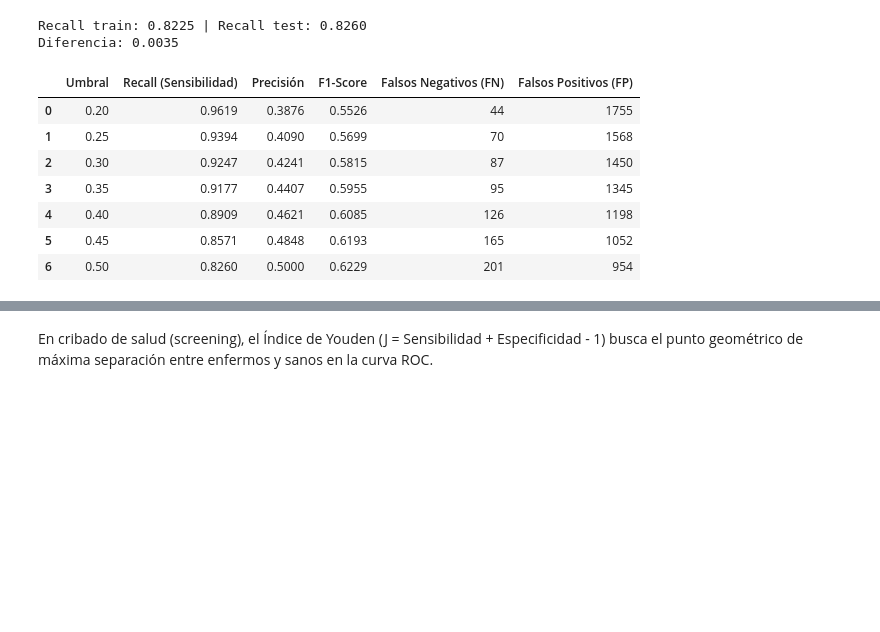
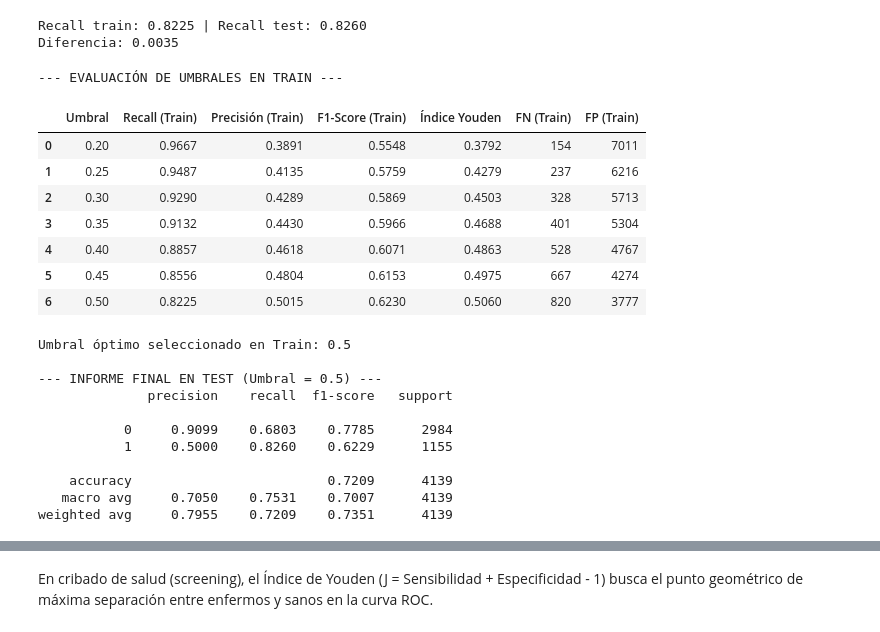
Before and after one commit to aldyvergara22-create/Hypertension-Diabetes-ML-detection, a Jupyter notebook: notebooks/05_Evaluación_Modelos_Hipertensión.ipynb, the cells around one changed output, grey strips where cells are left out. Drawn from its saved outputs; the diff is of its cells as text; code cells hidden in the pictures; blank space fills up the shorter version.

```diff
--- a/notebooks/05_Evaluación_Modelos_Hipertensión.ipynb
+++ b/notebooks/05_Evaluación_Modelos_Hipertensión.ipynb
@@ -698,7 +738,7 @@ y_pred_opt_gridsearch = brf_opt_gridsearch.predict(X_test_hta)
 y_proba_opt_gridsearch = brf_opt_gridsearch.predict_proba(X_test_hta)[:, 1]
 
 # 5. Barrido de Umbrales
-umbrales = [0.20, 0.25, 0.30, 0.35, 0.40, 0.45, 0.50, 0.60]
+umbrales = [0.20, 0.25, 0.30, 0.35, 0.40, 0.45, 0.50, 0.55, 0.60]
 resultados = []
 
 for u in umbrales:
@@ -1423,37 +1464,67 @@ Diferencia: 0.0035
 # %%
 import pandas as pd
 from sklearn.metrics import classification_report, confusion_matrix
 
-y_proba_opt = xgb_hta_opt.predict_proba(X_test_hta)[:, 1]
+y_proba_train_opt = xgb_hta_opt.predict_proba(X_train_hta)[:, 1]
 umbrales = [0.20, 0.25, 0.30, 0.35, 0.40, 0.45, 0.50]
-evaluacion_umbrales = []
+evaluacion_umbrales_train = []
 
 for u in umbrales:
-    y_pred_u = (y_proba_opt >= u).astype(int)
+    y_pred_train_u = (y_proba_train_opt >= u).astype(int)
 
     # Extraer directamente la matriz de confusión
-    tn, fp, fn, tp = confusion_matrix(y_test_hta, y_pred_u).ravel()
-    report = classification_report(y_test_hta, y_pred_u, output_dict=True)
+    tn, fp, fn, tp = confusion_matrix(y_train_hta, y_pred_train_u).ravel()
+    report = classification_report(y_train_hta, y_pred_train_u, output_dict=True)
 
-    evaluacion_umbrales.append(
+   # Índice de Youden = Sensibilidad + Especificidad - 1 = TPR - FPR
+    tpr = report["1"]["recall"]
+    fpr = fp / (fp + tn) if (fp + tn) > 0 else 0
+    youden = tpr - fpr
+
+    evaluacion_umbrales_train.append(
         {
             "Umbral": u,
-            "Recall (Sensibilidad)": round(report["1"]["recall"], 4),
-            "Precisión": round(report["1"]["precision"], 4),
-            "F1-Score": round(report["1"]["f1-score"], 4),
-            "Falsos Negativos (FN)": int(fn),
-            "Falsos Positivos (FP)": int(fp),
+            "Recall (Train)": round(report["1"]["recall"], 4),
+            "Precisión (Train)": round(report["1"]["precision"], 4),
+            "F1-Score (Train)": round(report["1"]["f1-score"], 4),
+            "Índice Youden": round(youden, 4),
+            "FN (Train)": int(fn),
+            "FP (Train)": int(fp),
         }
     )
 
-df_umbrales_corregido = pd.DataFrame(evaluacion_umbrales)
-display(df_umbrales_corregido)
+df_umbrales_train = pd.DataFrame(evaluacion_umbrales_train)
+print("--- EVALUACIÓN DE UMBRALES EN TRAIN ---")
+display(df_umbrales_train)
+
+# 3. Seleccionar automáticamente el umbral que maximiza Youden en TRAIN
+umbral_optimo = df_umbrales_train.loc[df_umbrales_train["Índice Youden"].idxmax(), "Umbral"]
+print(f"\nUmbral óptimo seleccionado en Train: {umbral_optimo}")
+
+# 4. EVALUACIÓN FINAL INDEPENDIENTE EN TEST
+y_proba_test_opt = xgb_hta_opt.predict_proba(X_test_hta)[:, 1]
+y_pred_test_opt = (y_proba_test_opt >= umbral_optimo).astype(int)
+
+print(f"\n--- INFORME FINAL EN TEST (Umbral = {umbral_optimo}) ---")
+print(classification_report(y_test_hta, y_pred_test_opt, digits=4))
 # %% [output]
+--- EVALUACIÓN DE UMBRALES EN TRAIN ---
-|  | Umbral | Recall (Sensibilidad) | Precisión | F1-Score | Falsos Negativos (FN) | Falsos Positivos (FP) |
-| 0 | 0.20 | 0.9619 | 0.3876 | 0.5526 | 44 | 1755 |
-| 1 | 0.25 | 0.9394 | 0.4090 | 0.5699 | 70 | 1568 |
-| 2 | 0.30 | 0.9247 | 0.4241 | 0.5815 | 87 | 1450 |
-| 3 | 0.35 | 0.9177 | 0.4407 | 0.5955 | 95 | 1345 |
-| 4 | 0.40 | 0.8909 | 0.4621 | 0.6085 | 126 | 1198 |
-| 5 | 0.45 | 0.8571 | 0.4848 | 0.6193 | 165 | 1052 |
-| 6 | 0.50 | 0.8260 | 0.5000 | 0.6229 | 201 | 954 |
+|  | Umbral | Recall (Train) | Precisión (Train) | F1-Score (Train) | Índice Youden | FN (Train) | FP (Train) |
+| 0 | 0.20 | 0.9667 | 0.3891 | 0.5548 | 0.3792 | 154 | 7011 |
+| 1 | 0.25 | 0.9487 | 0.4135 | 0.5759 | 0.4279 | 237 | 6216 |
+| 2 | 0.30 | 0.9290 | 0.4289 | 0.5869 | 0.4503 | 328 | 5713 |
+| 3 | 0.35 | 0.9132 | 0.4430 | 0.5966 | 0.4688 | 401 | 5304 |
+| 4 | 0.40 | 0.8857 | 0.4618 | 0.6071 | 0.4863 | 528 | 4767 |
+| 5 | 0.45 | 0.8556 | 0.4804 | 0.6153 | 0.4975 | 667 | 4274 |
+| 6 | 0.50 | 0.8225 | 0.5015 | 0.6230 | 0.5060 | 820 | 3777 |
+Umbral óptimo seleccionado en Train: 0.5
+
+--- INFORME FINAL EN TEST (Umbral = 0.5) ---
+              precision    recall  f1-score   support
+
+           0     0.9099    0.6803    0.7785      2984
+           1     0.5000    0.8260    0.6229      1155
+
+    accuracy                         0.7209      4139
+   macro avg     0.7050    0.7531    0.7007      4139
+weighted avg     0.7955    0.7209    0.7351      4139
```
Also changed, not shown: parts of 14 cells of this notebook, 39 other files.
